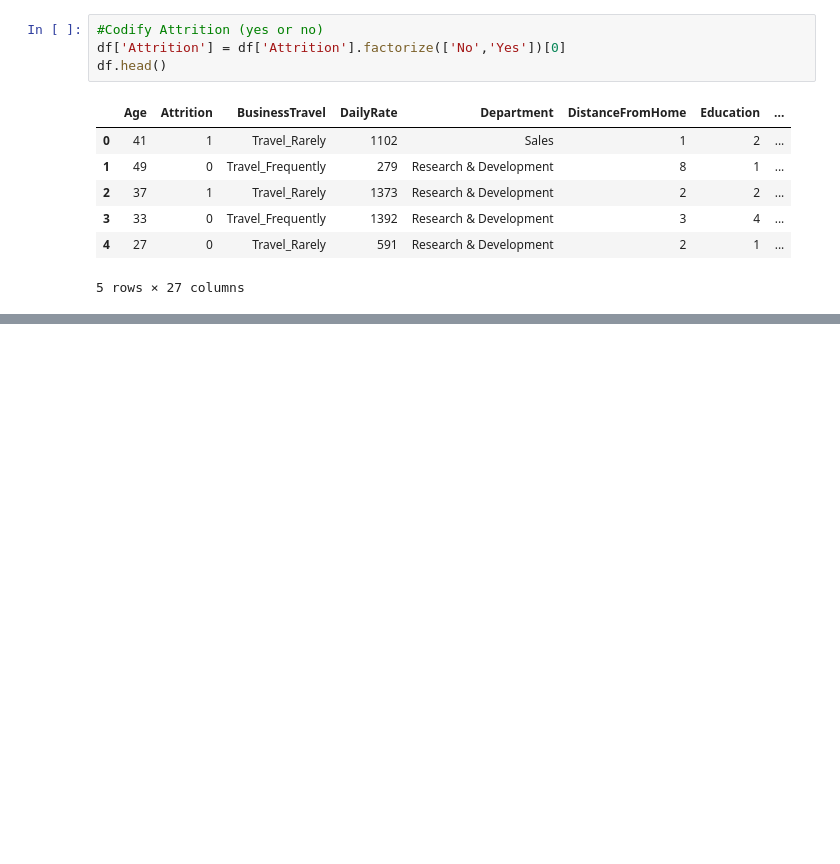
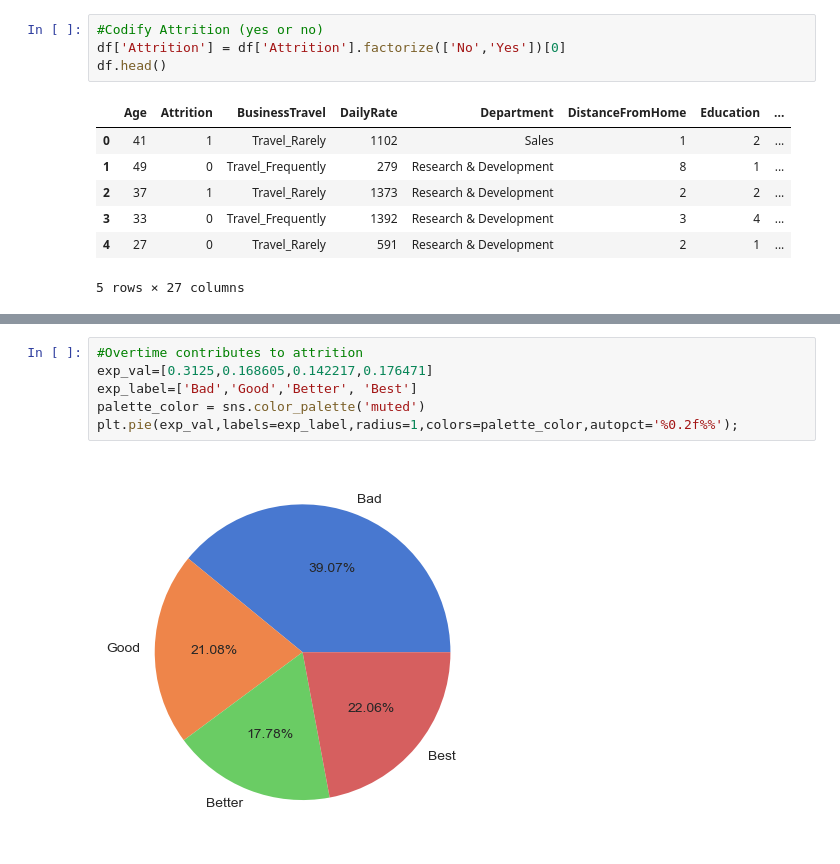
Before and after one commit to marcpalumbo/Great_Resignation_Analysis, a Jupyter notebook: Attrition_Visualization.ipynb, the cells around one changed output, grey strips where cells are left out. Saved outputs shown, nothing was run; the diff lists cells and outputs as text; blank space fills up the shorter version.

```diff
--- a/Attrition_Visualization.ipynb
+++ b/Attrition_Visualization.ipynb
@@ -115,0 +172,8 @@ fig.set_size_inches(10,10)
+# %%
+#Overtime contributes to attrition
+exp_val=[0.3125,0.168605,0.142217,0.176471]
+exp_label=['Bad','Good','Better', 'Best']
+palette_color = sns.color_palette('muted')
+plt.pie(exp_val,labels=exp_label,radius=1,colors=palette_color,autopct='%0.2f%%');
+# %% [output]
+[figure, added]
```
Also changed, not shown: parts of 10 cells of this notebook.
